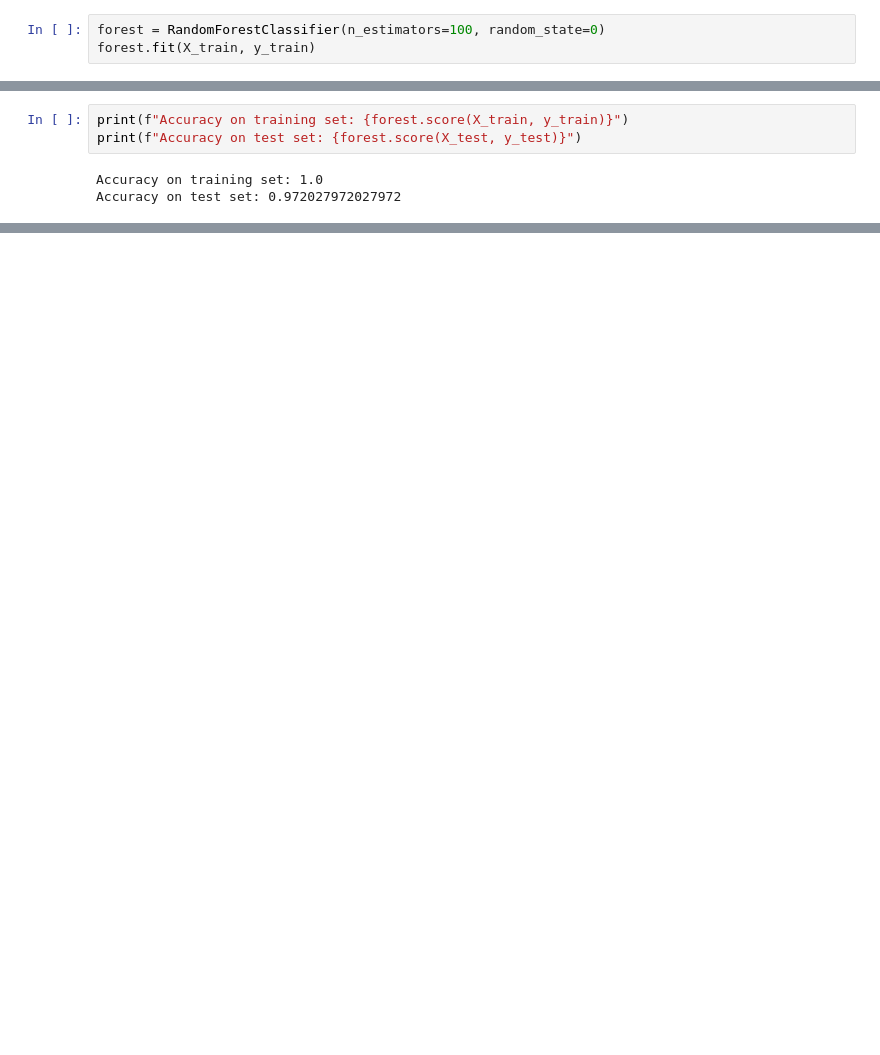
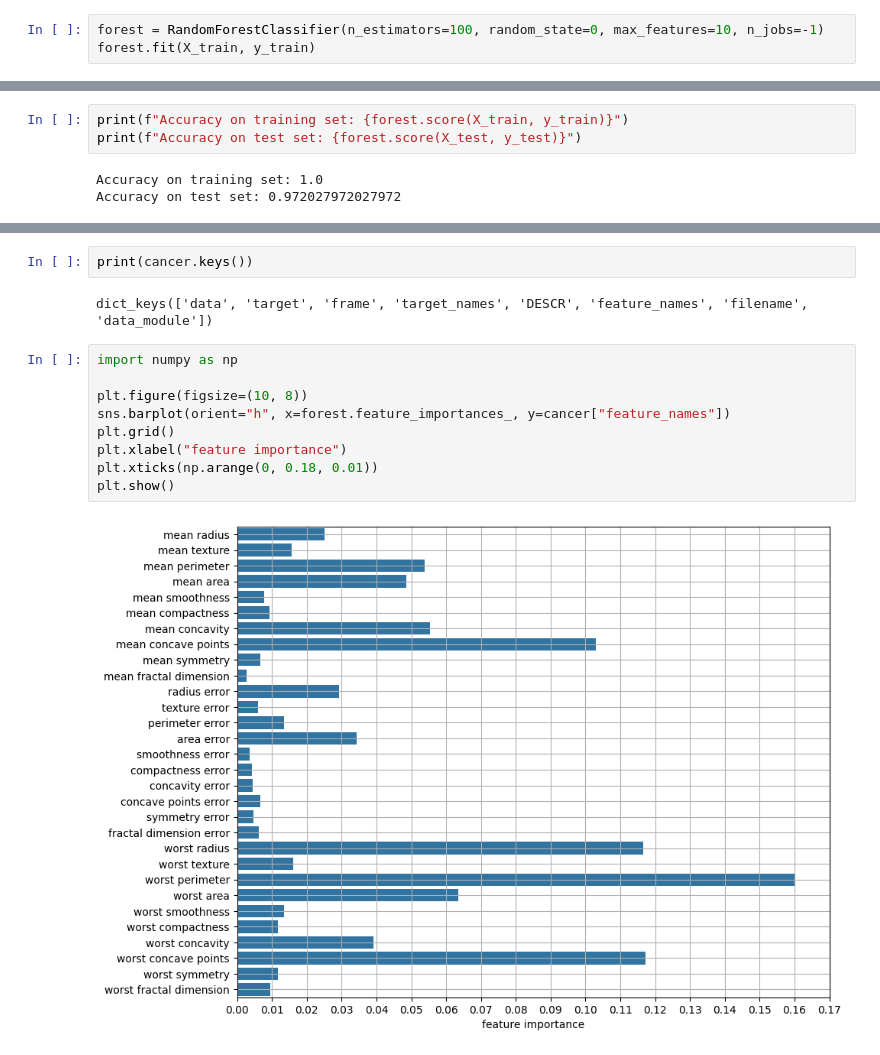
Before and after one commit to CHU1PC/Introduction-to-ML-with-python, a Jupyter notebook: chap/two/random_forest.ipynb, the cells around one changed output, grey strips where cells are left out. Saved outputs shown, nothing was run; the diff lists cells and outputs as text; blank space fills up the shorter version.

Commit message:
studied random forest regression classifier

```diff
--- a/chap/two/random_forest.ipynb
+++ b/chap/two/random_forest.ipynb
@@ -43,4 +47,4 @@ X_train, X_test, y_train, y_test = train_test_split(cancer["data"], cancer["targ
 # %%
-forest = RandomForestClassifier(n_estimators=100, random_state=0)
+forest = RandomForestClassifier(n_estimators=100, random_state=0, max_features=10, n_jobs=-1)
 forest.fit(X_train, y_train)
 # %% [output]
@@ -53,0 +67,15 @@ Accuracy on test set: 0.972027972027972
+# %%
+print(cancer.keys())
+# %% [output]
+dict_keys(['data', 'target', 'frame', 'target_names', 'DESCR', 'feature_names', 'filename', 'data_module'])
+# %%
+import numpy as np
+
+plt.figure(figsize=(10, 8))
+sns.barplot(orient="h", x=forest.feature_importances_, y=cancer["feature_names"])
+plt.grid()
+plt.xlabel("feature importance")
+plt.xticks(np.arange(0, 0.18, 0.01))
+plt.show()
+# %% [output]
+[figure, added]
```
Also changed, not shown: parts of 3 cells of this notebook.
